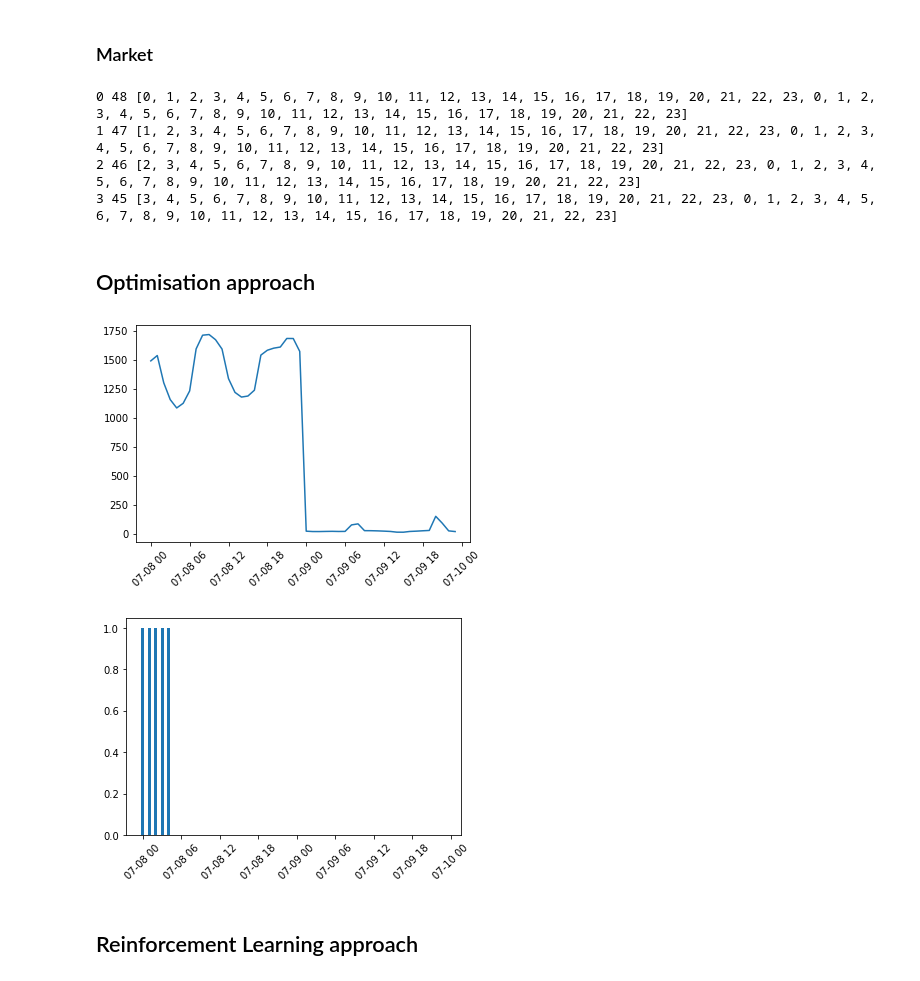
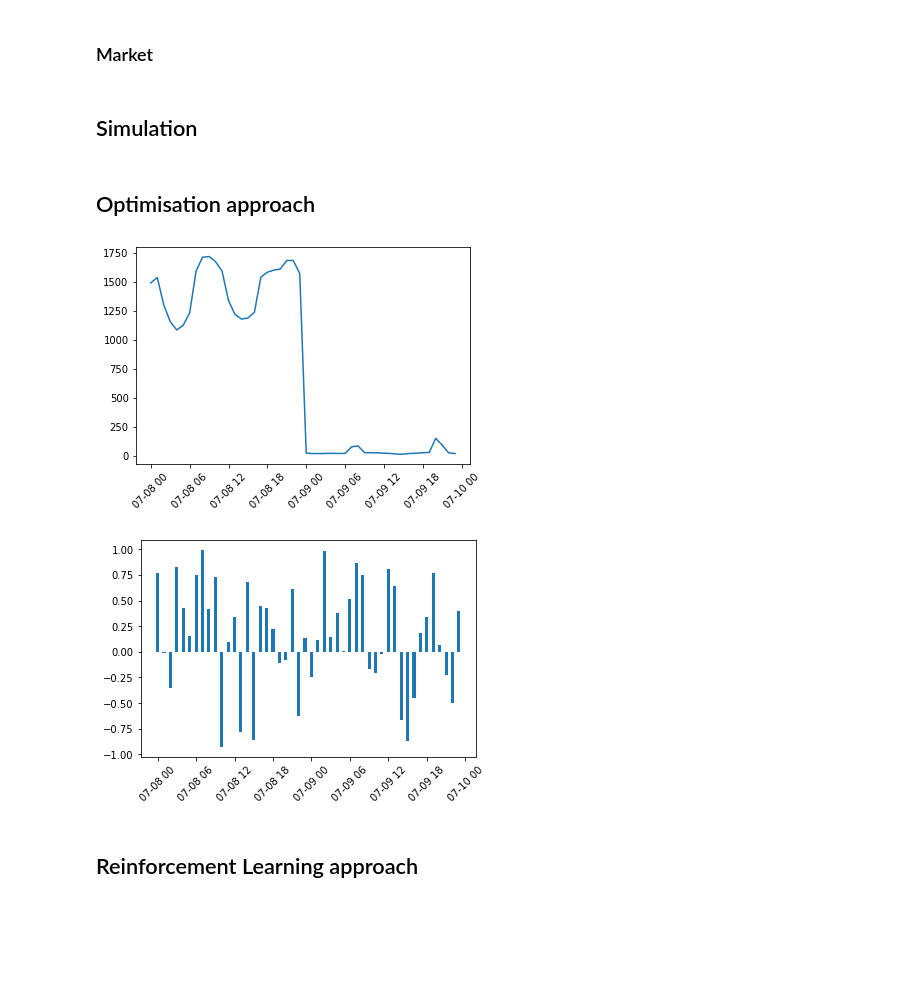
Before and after one commit to skipperkongen/elarb, a Jupyter notebook: notebooks/simulator.ipynb, the cells around one changed output. Drawn from its saved outputs; the diff is of its cells as text; code cells hidden in the pictures; blank space fills up the shorter version.

```diff
--- a/notebooks/simulator.ipynb
+++ b/notebooks/simulator.ipynb
@@ -196,46 +208,34 @@ def market_windows(df, past_window=7*24, future_window=24, ceil=False):
                 future_spot_dkk=future.SpotPriceDKK.values,
                 future_ts=[pd.to_datetime(t) for t in future.HourDK.values],
             )
-# %%
-g = market_windows(df, ceil=True)
-for i, s in enumerate(g):
-    print(s.ts.hour, len(s.future_spot_dkk), [t.hour for t in s.future_ts])
-    if i > 2: break
-# %% [output]
-0 48 [0, 1, 2, 3, 4, 5, 6, 7, 8, 9, 10, 11, 12, 13, 14, 15, 16, 17, 18, 19, 20, 21, 22, 23, 0, 1, 2, 3, 4, 5, 6, 7, 8, 9, 10, 11, 12, 13, 14, 15, 16, 17, 18, 19, 20, 21, 22, 23]
-1 47 [1, 2, 3, 4, 5, 6, 7, 8, 9, 10, 11, 12, 13, 14, 15, 16, 17, 18, 19, 20, 21, 22, 23, 0, 1, 2, 3, 4, 5, 6, 7, 8, 9, 10, 11, 12, 13, 14, 15, 16, 17, 18, 19, 20, 21, 22, 23]
-2 46 [2, 3, 4, 5, 6, 7, 8, 9, 10, 11, 12, 13, 14, 15, 16, 17, 18, 19, 20, 21, 22, 23, 0, 1, 2, 3, 4, 5, 6, 7, 8, 9, 10, 11, 12, 13, 14, 15, 16, 17, 18, 19, 20, 21, 22, 23]
-3 45 [3, 4, 5, 6, 7, 8, 9, 10, 11, 12, 13, 14, 15, 16, 17, 18, 19, 20, 21, 22, 23, 0, 1, 2, 3, 4, 5, 6, 7, 8, 9, 10, 11, 12, 13, 14, 15, 16, 17, 18, 19, 20, 21, 22, 23]
+# %% [markdown]
+## Simulation
 # %% [markdown]
 ## Optimisation approach
 # %%
-def random_policy(market, battery):
-    battery = copy.deepcopy(battery)
+def random_policy(market_state: MarketState, battery_state: BatteryState):
     n = len(market.future_ts)
     return np.random.uniform(low=-1, high=1, size=n)
 
-def greedy_policy(market, battery):
-    battery = copy.deepcopy(battery)
+def greedy_policy(market_state: MarketState, battery_state: BatteryState):
     n = len(market.future_ts)
-    return [battery.charge(1).consumed_kWh for _ in range(n)]
+    return [1 for _ in range(n)]
 # %%
-g = market_windows(df, ceil=True)
-battery = SimpleBattery(loss_pct=0)
-market = next(g)
+market_state = next(market_windows(df, ceil=True))
+battery_state = SimpleBattery().get_state()
 
-charges = random_policy(market, battery)
-charges = greedy_policy(market, battery)
+charges = random_policy(market_state, battery_state)
 
-plt.plot(market.future_ts, market.future_spot_dkk)
+plt.plot(market_state.future_ts, market_state.future_spot_dkk)
 plt.xticks(rotation=45)
 plt.show()
 
-plt.bar(market.future_ts, charges, width=0.02, label='charged')
+plt.bar(market_state.future_ts, charges, width=0.02, label='charged')
 plt.xticks(rotation=45)
 plt.show()
 # %% [output]
 [figure]
-[figure, old version]
+[figure, new version]
 # %% [markdown]
 ## Reinforcement Learning approach
 # %% [markdown]
```
Also changed, not shown: parts of 1 cell of this notebook.
